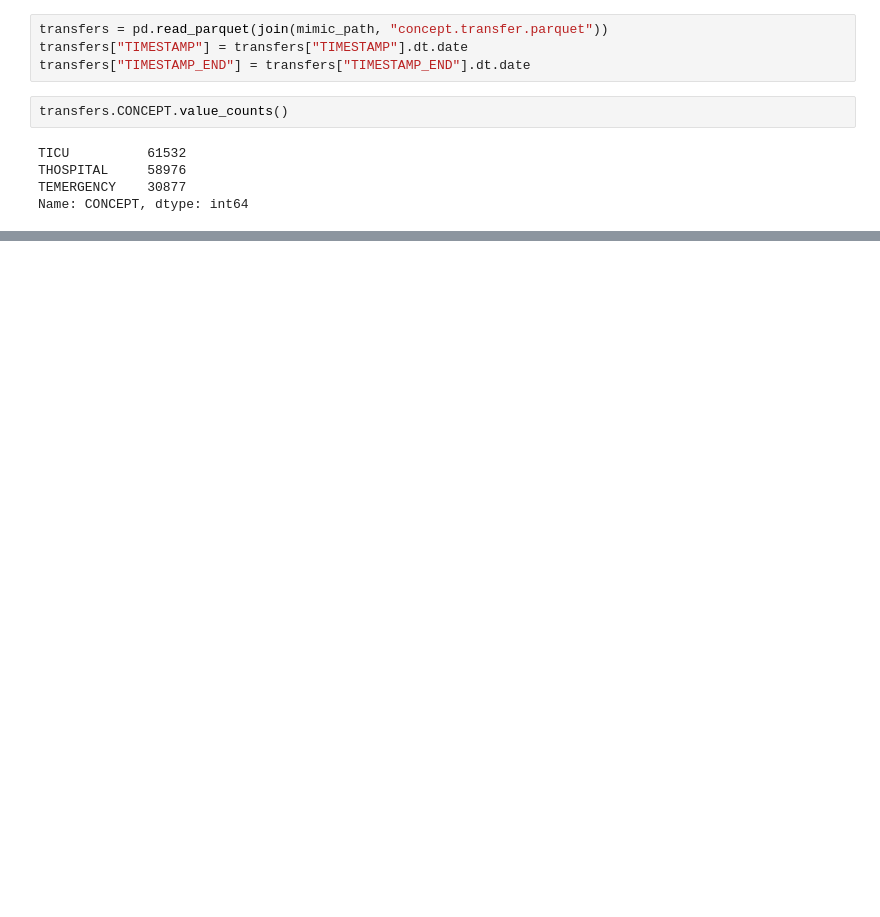
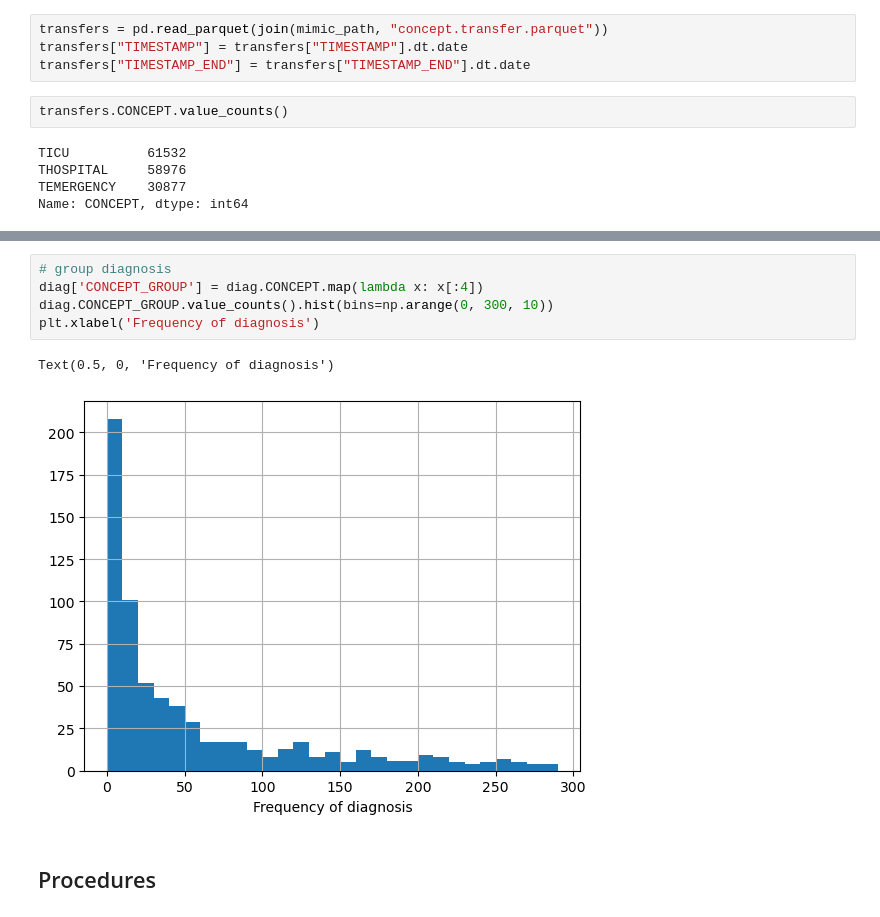
Before and after one commit to kirilklein/patbert, a Jupyter notebook: notebooks/explore/mimic3.ipynb, the cells around one changed output, grey strips where cells are left out. Cells and saved outputs as stored; diff of their text form; blank space fills up the shorter version.

```diff
--- a/notebooks/explore/mimic3.ipynb
+++ b/notebooks/explore/mimic3.ipynb
@@ -65,0 +86,10 @@ We should replace values occuring in less than 1% with a RARE token
+# %%
+# group diagnosis
+diag['CONCEPT_GROUP'] = diag.CONCEPT.map(lambda x: x[:4])
+diag.CONCEPT_GROUP.value_counts().hist(bins=np.arange(0, 300, 10))
+plt.xlabel('Frequency of diagnosis')
+# %% [output]
+Text(0.5, 0, 'Frequency of diagnosis')
+[figure, added]
+# %% [markdown]
+## Procedures
```
Also changed, not shown: parts of 17 cells of this notebook, 2 other files.
